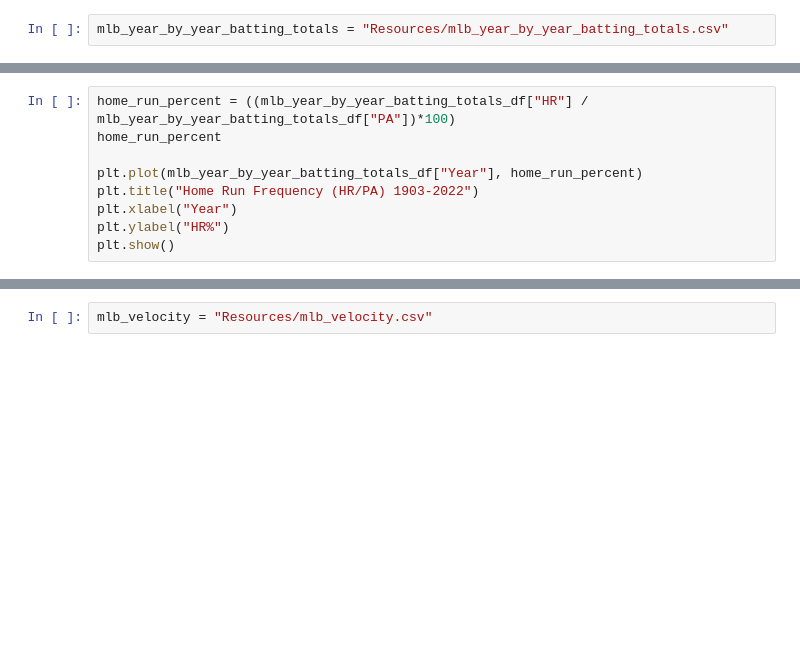
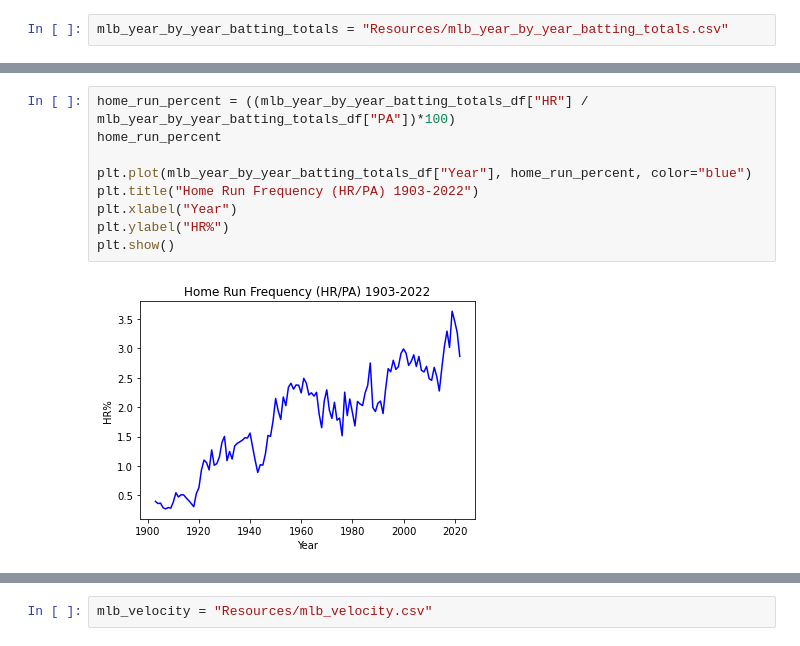
Before and after one commit to amcclure0/All_Rise_Project1, a Jupyter notebook: testing.ipynb, the cells around one changed output, grey strips where cells are left out. Cells and saved outputs as stored; diff of their text form; blank space fills up the shorter version.

```diff
--- a/testing.ipynb
+++ b/testing.ipynb
@@ -31,12 +68,14 @@ mlb_year_by_year_batting_totals_df
 # %%
 home_run_percent = ((mlb_year_by_year_batting_totals_df["HR"] / mlb_year_by_year_batting_totals_df["PA"])*100)
 home_run_percent
 
-plt.plot(mlb_year_by_year_batting_totals_df["Year"], home_run_percent)
+plt.plot(mlb_year_by_year_batting_totals_df["Year"], home_run_percent, color="blue")
 plt.title("Home Run Frequency (HR/PA) 1903-2022")
 plt.xlabel("Year")
 plt.ylabel("HR%")
 plt.show()
+# %% [output]
+[figure, added]
 # %%
 import pandas as pd
 import matplotlib.pyplot as plt
```
Also changed, not shown: parts of 12 cells of this notebook.
